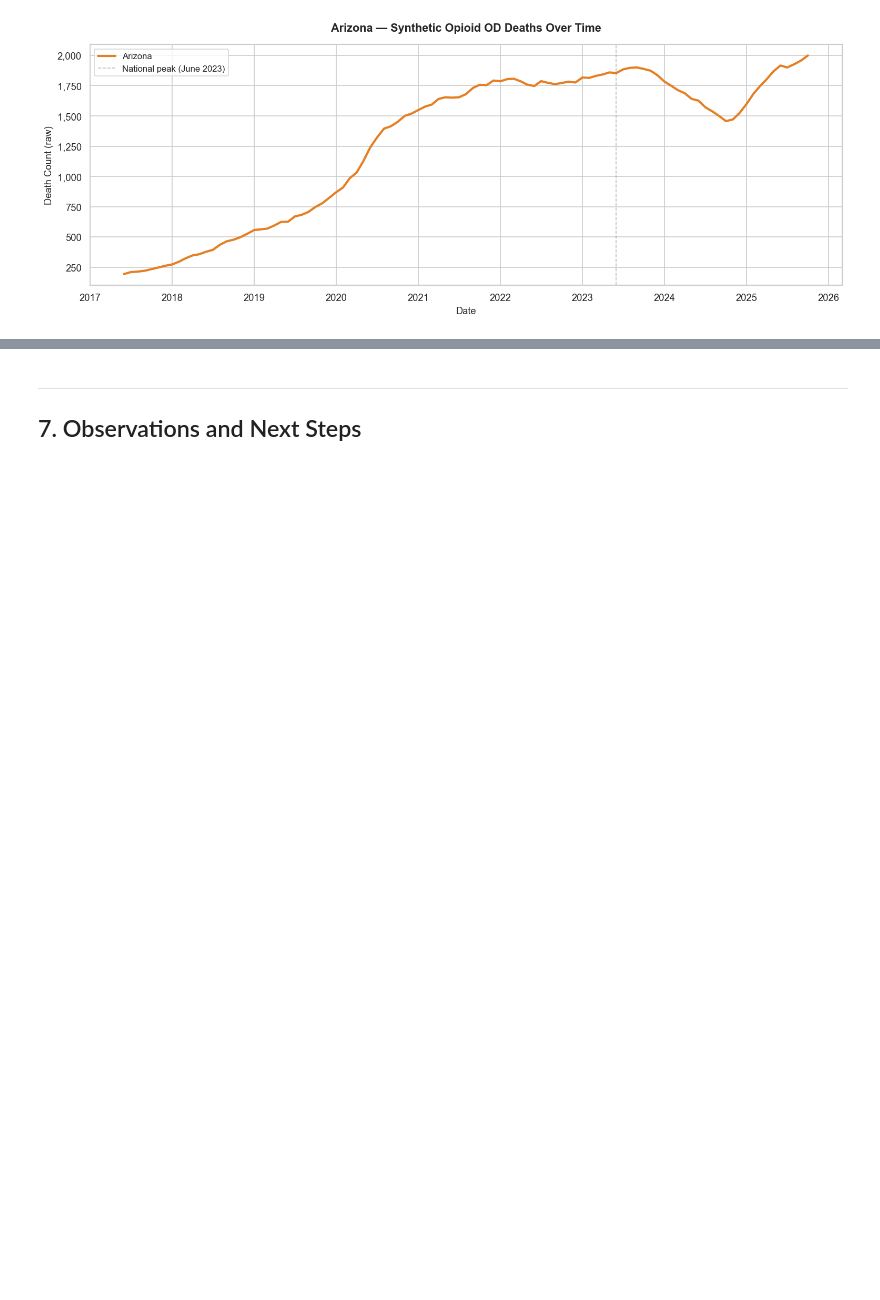
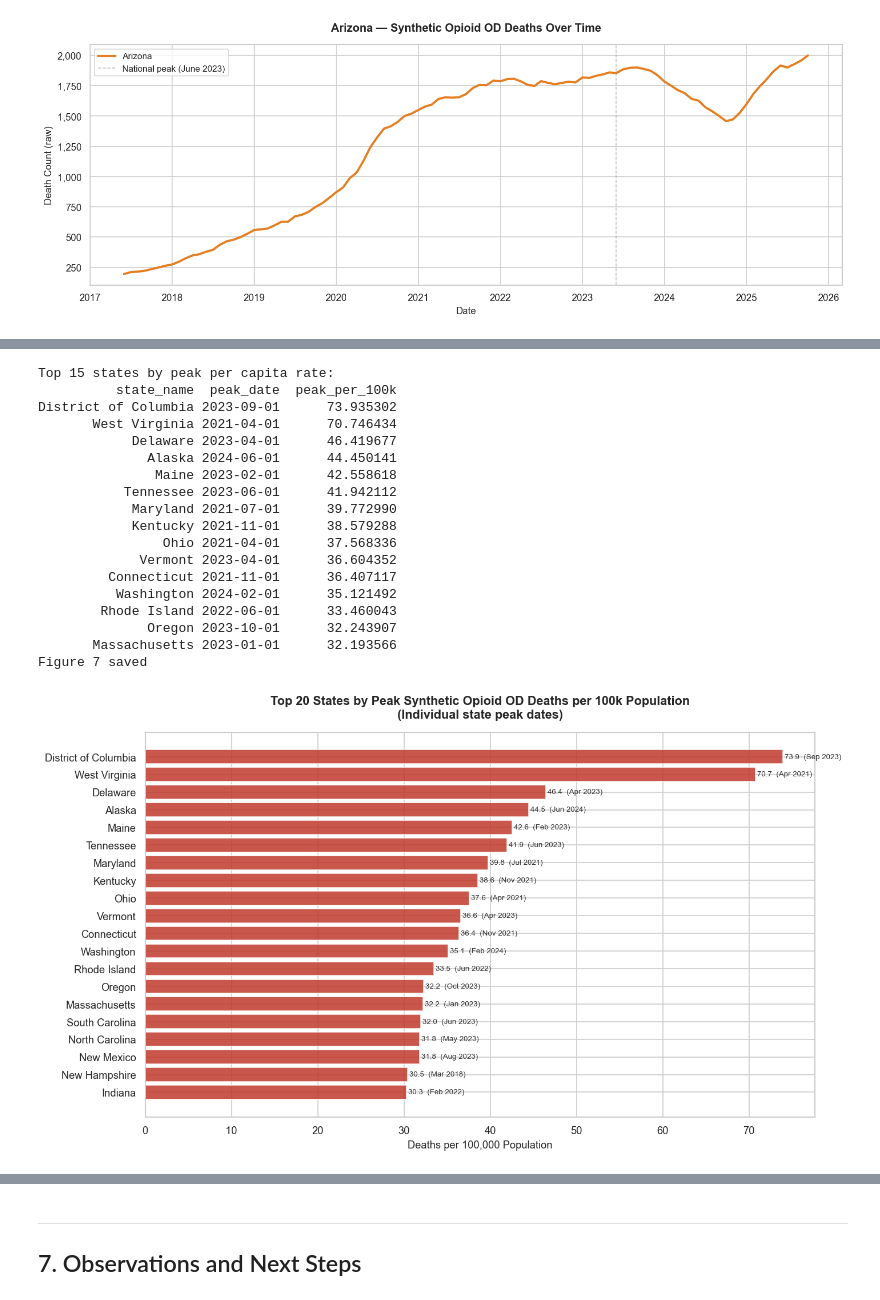
Before and after one commit to mitchellyorkey/fentanyl-odd, a Jupyter notebook: notebooks/03_eda_state_level.ipynb, the cells around one changed output, grey strips where cells are left out. Drawn from its saved outputs; the diff is of its cells as text; code cells hidden in the pictures; blank space fills up the shorter version.

```diff
--- a/notebooks/03_eda_state_level.ipynb
+++ b/notebooks/03_eda_state_level.ipynb
@@ -23,7 +23,14 @@ import numpy as np
 import matplotlib.pyplot as plt
 import matplotlib.ticker as mticker
 import seaborn as sns
+import requests
 from pathlib import Path
+from dotenv import load_dotenv
+import os
+
+load_dotenv()
+CENSUS_API_KEY = os.getenv("CENSUS_API_KEY")
+print(f"Census key loaded: {'Yes' if CENSUS_API_KEY else 'No'}")
 
 # ── Paths ──────────────────────────────────────────────────────────────────
 ROOT = Path().resolve().parent
@@ -548,0 +735,60 @@ Figure 6 saved
+# %%
+# ── Figure 7: Top 20 states by peak per capita rate ───────────────────────
+df_peak_percapita = (
+    df_percapita
+    .loc[df_percapita.groupby('state_name')['od_per_100k'].idxmax()]
+    .reset_index(drop=True)
+    [['state_name', 'date', 'od_per_100k']]
+    .rename(columns={'date': 'peak_date', 'od_per_100k': 'peak_per_100k'})
+    .sort_values('peak_per_100k', ascending=False)
+)
+
+print("Top 15 states by peak per capita rate:")
+print(df_peak_percapita.head(15).to_string(index=False))
+
+fig, ax = plt.subplots(figsize=(12, 7))
+
+top20 = df_peak_percapita.head(20)
+bars = ax.barh(
+    top20['state_name'][::-1],
+    top20['peak_per_100k'][::-1],
+    color='#c0392b', alpha=0.85
+)
+
+for bar, (_, row) in zip(bars, top20[::-1].iterrows()):
+    ax.text(
+        bar.get_width() + 0.2,
+        bar.get_y() + bar.get_height() / 2,
+        f"{row['peak_per_100k']:.1f}  ({row['peak_date'].strftime('%b %Y')})",
+        va='center', fontsize=8, color='#333333'
+    )
+
+ax.set_title(
+    'Top 20 States by Peak Synthetic Opioid OD Deaths per 100k Population\n(Individual state peak dates)',
+    fontsize=13, fontweight='bold', pad=15
+)
+ax.set_xlabel('Deaths per 100,000 Population', fontsize=11)
+plt.tight_layout()
+plt.savefig(FIG_DIR / '03_fig7_states_peak_percapita.png', dpi=150)
+print('Figure 7 saved')
+plt.show()
+# %% [output]
+Top 15 states by peak per capita rate:
+          state_name  peak_date  peak_per_100k
+District of Columbia 2023-09-01      73.935302
+       West Virginia 2021-04-01      70.746434
+            Delaware 2023-04-01      46.419677
+              Alaska 2024-06-01      44.450141
+               Maine 2023-02-01      42.558618
+           Tennessee 2023-06-01      41.942112
+            Maryland 2021-07-01      39.772990
+            Kentucky 2021-11-01      38.579288
+                Ohio 2021-04-01      37.568336
+             Vermont 2023-04-01      36.604352
+         Connecticut 2021-11-01      36.407117
+          Washington 2024-02-01      35.121492
+        Rhode Island 2022-06-01      33.460043
+              Oregon 2023-10-01      32.243907
+       Massachusetts 2023-01-01      32.193566
+Figure 7 saved
+[figure, added]
```
Also changed, not shown: parts of 8 cells of this notebook, 4 other files.
